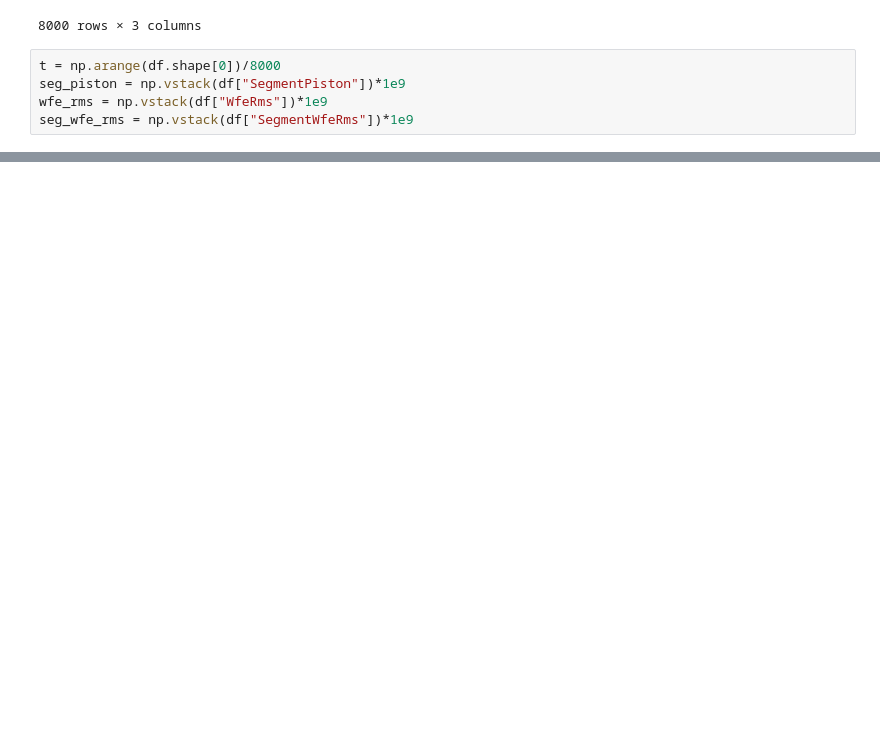
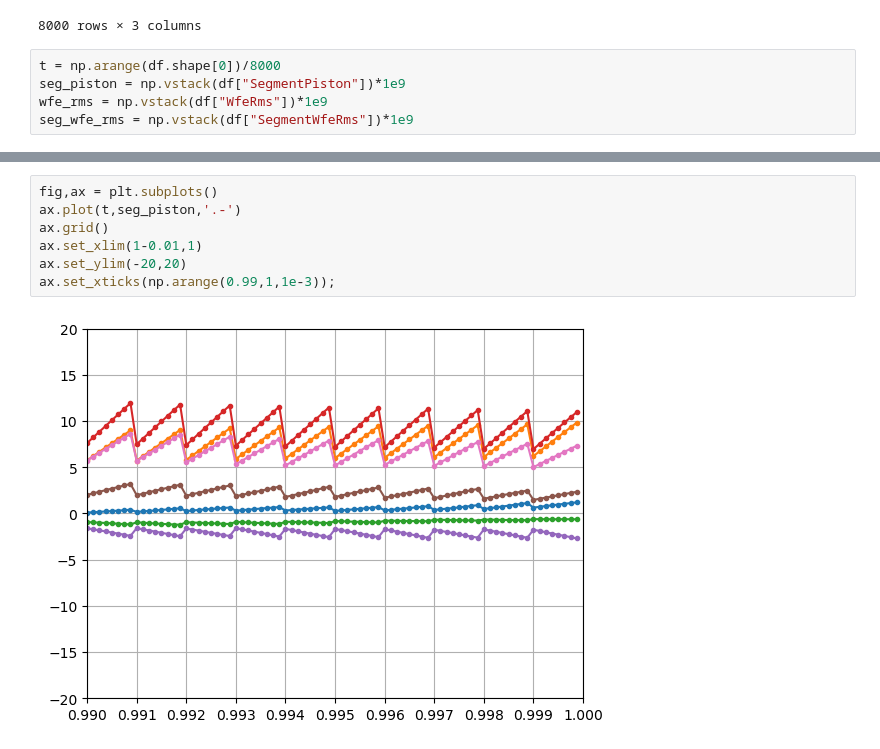
Before and after one commit to rodrigo-romano/dos-actors, a Jupyter notebook: grsim/ngao/data/ngao.ipynb, the cells around one changed output, grey strips where cells are left out. Drawn from its saved outputs; the diff is of its cells as text; blank space fills up the shorter version.

```diff
--- a/grsim/ngao/data/ngao.ipynb
+++ b/grsim/ngao/data/ngao.ipynb
@@ -69,3 +62,12 @@ ax.set_xticks(np.arange(0.99,1,1e-3));
+# %%
+fig,ax = plt.subplots()
+ax.plot(t,seg_piston,'.-')
+ax.grid()
+ax.set_xlim(1-0.01,1)
+ax.set_ylim(-20,20)
+ax.set_xticks(np.arange(0.99,1,1e-3));
+# %% [output]
+[figure, added]
 # %%
 fig, ax = plt.subplots()
 ax.plot(t, seg_wfe_rms)
```
Also changed, not shown: parts of 5 cells of this notebook, 13 other files.
